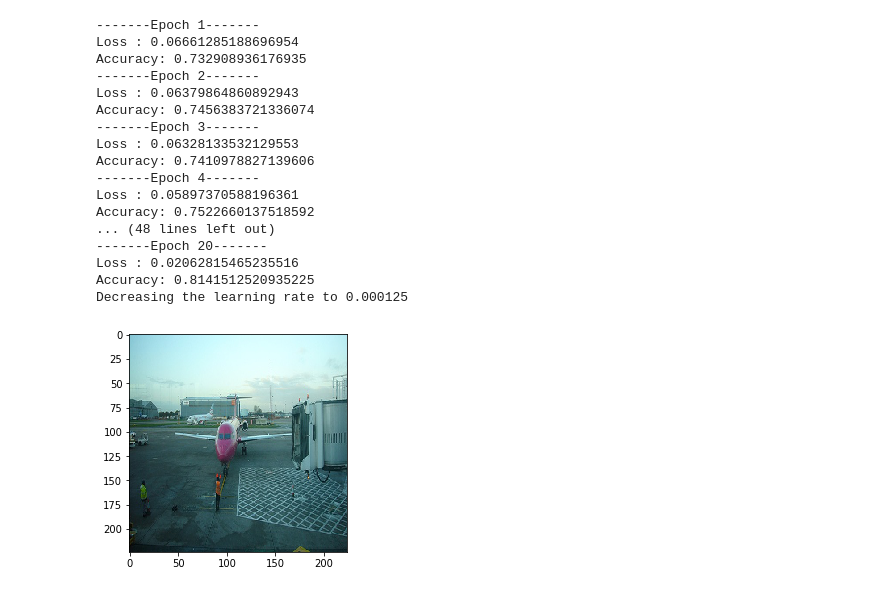
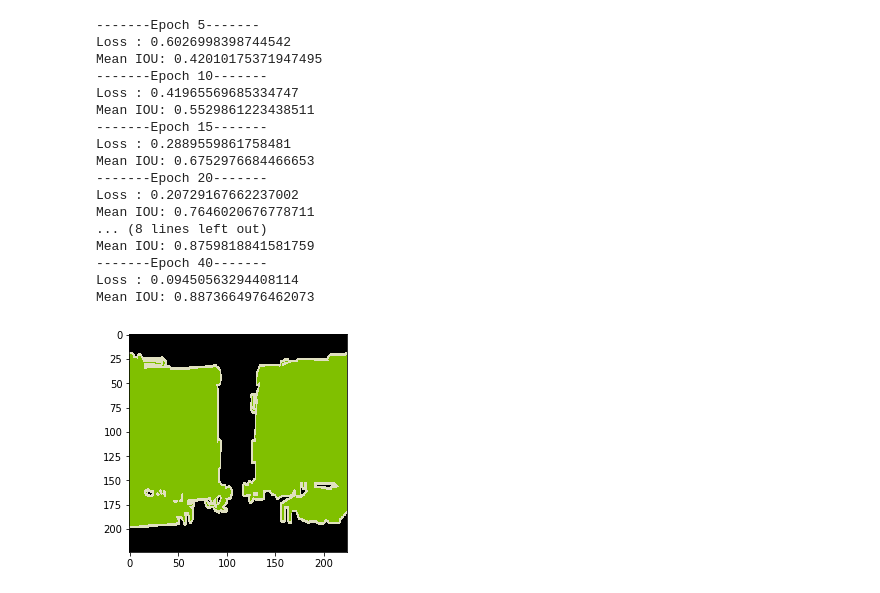
Before and after one commit to MrParosk/ml_playground, a Jupyter notebook: computer_vision/semantic_segmentation/fcn.ipynb, the cells around one changed output. Cells and saved outputs as stored; diff of their text form; code cells hidden in the pictures.

```diff
--- a/computer_vision/semantic_segmentation/fcn.ipynb
+++ b/computer_vision/semantic_segmentation/fcn.ipynb
@@ -194,13 +223,15 @@ torch.manual_seed(seed)
 model.train()
 for epoch in range(1, num_epochs+1):
     loss = 0.0
-    acc = 0.0
+    iou = 0.0
+
+    scheduler.step()
     for _, (x, y) in enumerate(dataloader):
         optimizer.zero_grad()
 
         y_hat = model(x)
         batch_loss = loss_fct(y_hat, y)
-        batch_loss = batch_loss / x.shape[0]
+
         batch_loss.backward()
         optimizer.step()
 
@@ -208,61 +239,56 @@ for epoch in range(1, num_epochs+1):
         loss += batch_loss
 
         preds = torch.argmax(y_hat, dim=1)
-        batch_acc = torch.sum(preds == y).float() / (img_size * img_size)
-        batch_acc = batch_acc.detach().cpu().numpy()
-
-        acc += batch_acc / x.shape[0]
-        #print(batch_loss)
+        batch_iou = mean_iou(preds, y).detach().cpu().numpy()
+        iou += batch_iou
 
     loss = loss / len(dataloader)
-    acc = acc / len(dataloader)
-
-    print(f"-------Epoch {epoch}-------")
-    print(f"Loss : {loss}")
-    print(f"Accuracy: {acc}")
+    iou = iou / len(dataloader)
 
     if epoch % 5 == 0:
-        for param_group in optimizer.param_groups:
-            param_group['lr'] = param_group['lr'] * lr_decay
-
-        print(f"Decreasing the learning rate to {param_group['lr']}")
+        print(f"-------Epoch {epoch}-------")
+        print(f"Loss : {loss}")
+        print(f"Mean IOU: {iou}")
 # %% [output]
--------Epoch 1-------
-Loss : 0.06661285188696954
-Accuracy: 0.732908936176935
--------Epoch 2-------
-Loss : 0.06379864860892943
-Accuracy: 0.7456383721336074
--------Epoch 3-------
-Loss : 0.06328133532129553
-Accuracy: 0.7410978827139606
--------Epoch 4-------
-Loss : 0.05897370588196361
-Accuracy: 0.7522660137518592
-... (48 lines left out)
+-------Epoch 5-------
+Loss : 0.6026998398744542
+Mean IOU: 0.42010175371947495
+-------Epoch 10-------
+Loss : 0.41965569685334747
+Mean IOU: 0.5529861223438511
+-------Epoch 15-------
+Loss : 0.2889559861758481
+Mean IOU: 0.6752976684466653
 -------Epoch 20-------
-Loss : 0.02062815465235516
-Accuracy: 0.8141512520935225
-Decreasing the learning rate to 0.000125
+Loss : 0.20729167662237002
+Mean IOU: 0.7646020676778711
+... (8 lines left out)
+Mean IOU: 0.8759818841581759
+-------Epoch 40-------
+Loss : 0.09450563294408114
+Mean IOU: 0.8873664976462073
 # %%
+random.seed(seed)
 model.eval()
 
-idx = 0
-(img, x, y) = dataset.get_img_masks(idx)
-x = x.reshape((1, 3, img_size, img_size))
+idx = 3
+x, _ = dataset[idx]
+y, img = dataset.load_imgs(idx)
+x = x.unsqueeze(0)
 
 y_hat = model(x)
 y_hat = torch.argmax(y_hat, dim=1)[0, :, :]
 y_hat = y_hat.detach().cpu().numpy()
 # %%
-import matplotlib.pyplot as plt
-%matplotlib inline
+img = dataset.segmentation_imgs[idx]
+img = Image.open(img).convert('RGB')
+img = img.resize((img_size, img_size))
 
 img = np.array(img)
 plt.imshow(img)
 plt.show()
 # %% [output]
-[figure, old version]
+[figure, new version]
 # %%
 y_hat_mask = np.zeros((img_size, img_size, 3))
 
```
Also changed, not shown: parts of 12 cells of this notebook.
